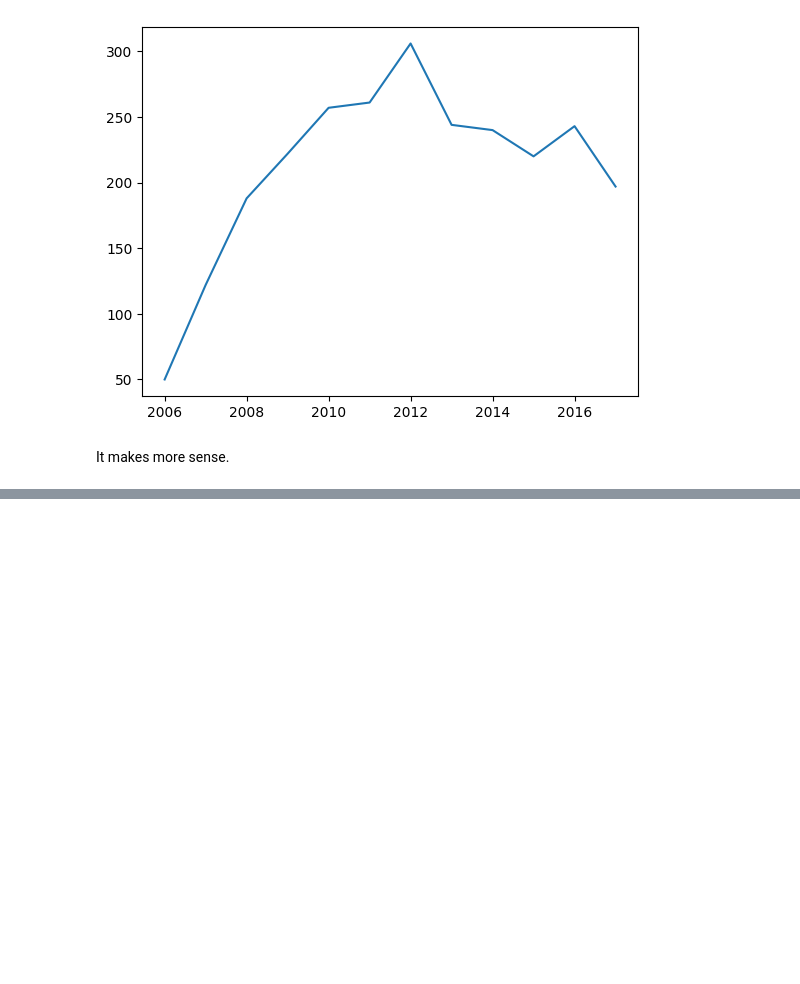
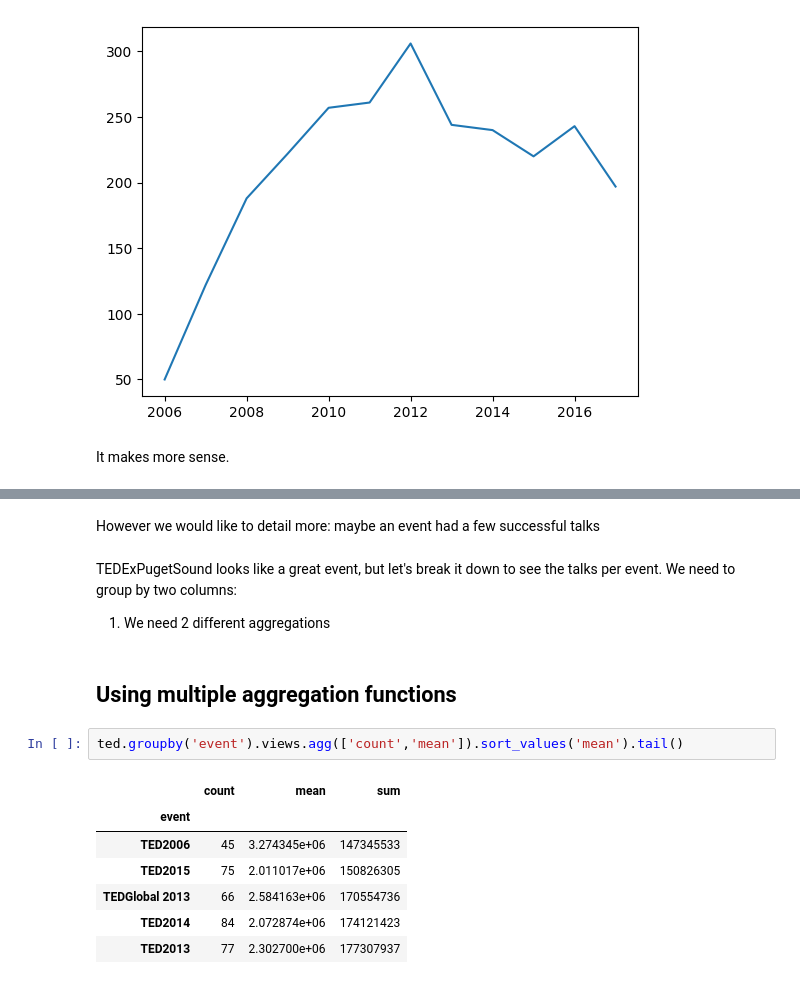
Before and after one commit to slancheros/pandas-basic, a Jupyter notebook: TedTalk.ipynb, the cells around one changed output, grey strips where cells are left out. Drawn from its saved outputs; the diff is of its cells as text; blank space fills up the shorter version.

Commit message:
aggregation functions in pandas

```diff
--- a/TedTalk.ipynb
+++ b/TedTalk.ipynb
@@ -472,0 +569,17 @@ It makes more sense.
+# %% [markdown]
+However we would like to detail more: maybe an event had a few successful talks
+# %% [markdown]
+TEDExPugetSound looks like a great event, but let's break it down to see the talks per event. We need to group by two columns:
+1. We need 2 different aggregations
+# %% [markdown]
+## Using multiple aggregation functions
+# %%
+ted.groupby('event').views.agg(['count','mean']).sort_values('mean').tail()
+# %% [output]
+|  | count | mean | sum |
+| event |  |  |  |
+| TED2006 | 45 | 3.274345e+06 | 147345533 |
+| TED2015 | 75 | 2.011017e+06 | 150826305 |
+| TEDGlobal 2013 | 66 | 2.584163e+06 | 170554736 |
+| TED2014 | 84 | 2.072874e+06 | 174121423 |
+| TED2013 | 77 | 2.302700e+06 | 177307937 |
```
Also changed, not shown: parts of 22 cells of this notebook.
